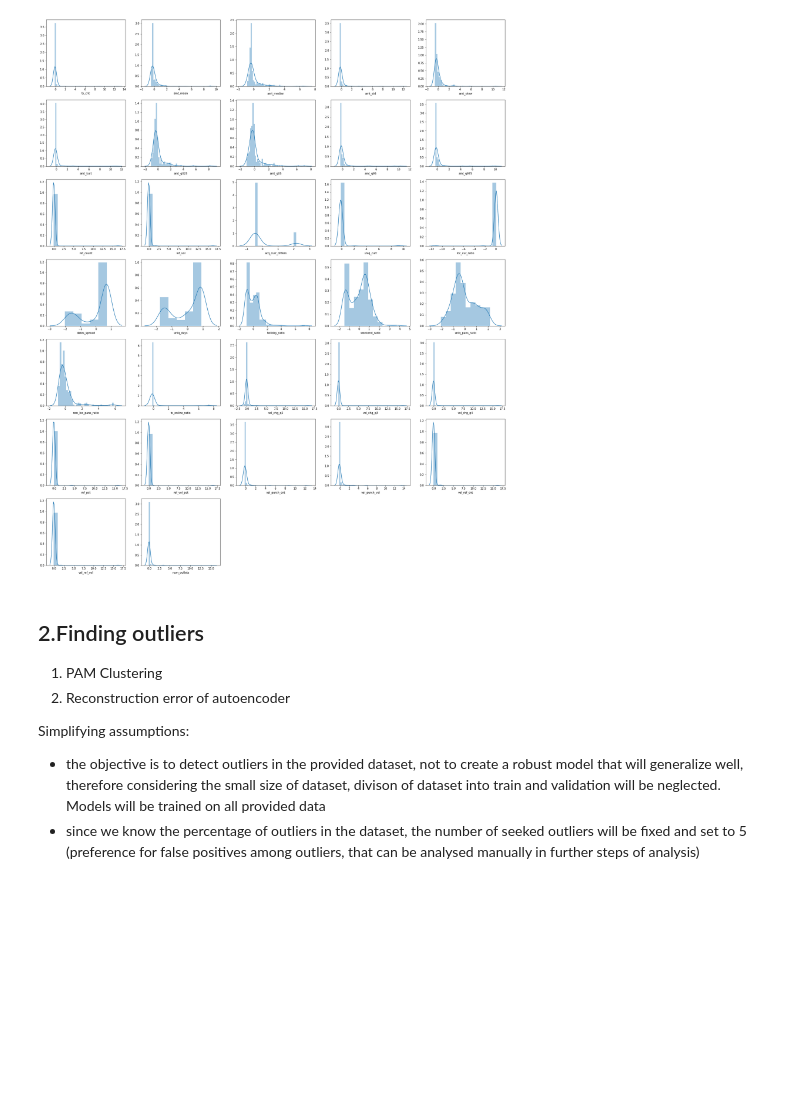
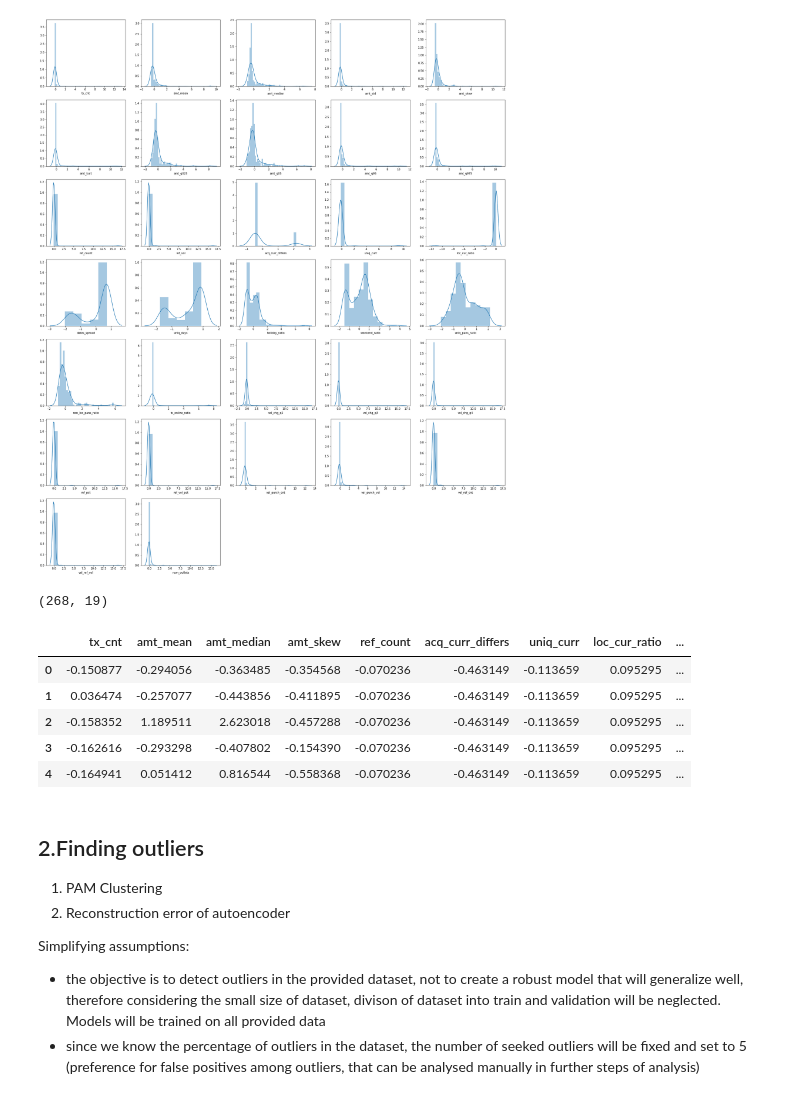
Before and after one commit to chodi150/OutliersDetection, a Jupyter notebook: Outliers detection.ipynb, the cells around one changed output. Drawn from its saved outputs; the diff is of its cells as text; code cells hidden in the pictures; blank space fills up the shorter version.

```diff
--- a/Outliers detection.ipynb
+++ b/Outliers detection.ipynb
@@ -88,6 +86,17 @@ for i in range(0,length):
         deleted.append(y)
         df = df.drop(y, axis=1)
     cova = df.cov()
+# %%
+print(df.shape)
+df.head()
+# %% [output]
+(268, 19)
+|  | tx_cnt | amt_mean | amt_median | amt_skew | ref_count | acq_curr_differs | uniq_curr | loc_cur_ratio | ... |
+| 0 | -0.150877 | -0.294056 | -0.363485 | -0.354568 | -0.070236 | -0.463149 | -0.113659 | 0.095295 | ... |
+| 1 | 0.036474 | -0.257077 | -0.443856 | -0.411895 | -0.070236 | -0.463149 | -0.113659 | 0.095295 | ... |
+| 2 | -0.158352 | 1.189511 | 2.623018 | -0.457288 | -0.070236 | -0.463149 | -0.113659 | 0.095295 | ... |
+| 3 | -0.162616 | -0.293298 | -0.407802 | -0.154390 | -0.070236 | -0.463149 | -0.113659 | 0.095295 | ... |
+| 4 | -0.164941 | 0.051412 | 0.816544 | -0.558368 | -0.070236 | -0.463149 | -0.113659 | 0.095295 | ... |
 # %% [markdown]
 <h2>2.Finding outliers</h2>
 <ol>
```
Also changed, not shown: parts of 5 cells of this notebook.
